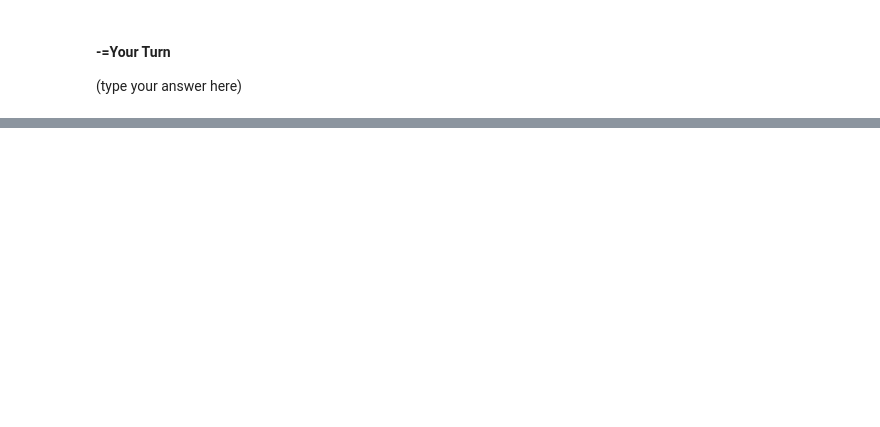
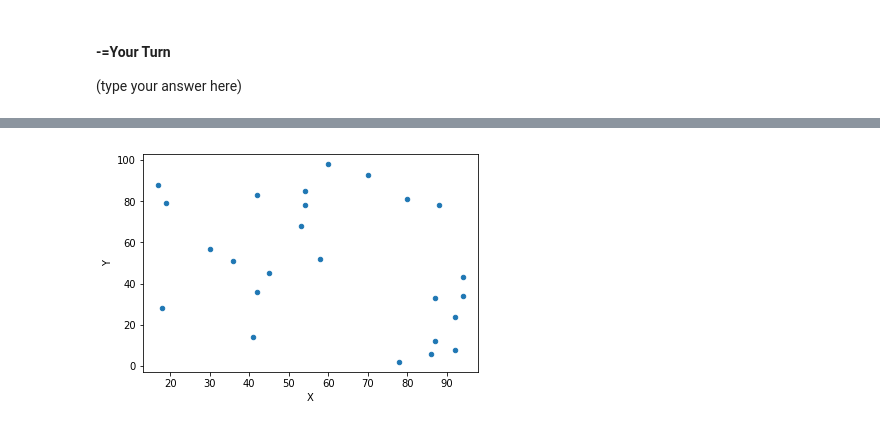
Before and after one commit to kevinclee26/nebula_ds, a Jupyter notebook: class_d4/data_visualization.ipynb, the cells around one changed output, grey strips where cells are left out. Cells and saved outputs as stored; diff of their text form; code cells hidden in the pictures; blank space fills up the shorter version.

```diff
--- a/class_d4/data_visualization.ipynb
+++ b/class_d4/data_visualization.ipynb
@@ -81,0 +101,5 @@ In the cell below, describe what kind of information if well suited for each vis
+# %%
+df.plot(kind='scatter', x='X', y='Y')
+plt.show()
+# %% [output]
+[figure, added]
```
Also changed, not shown: parts of 25 cells of this notebook, 3 other files.
